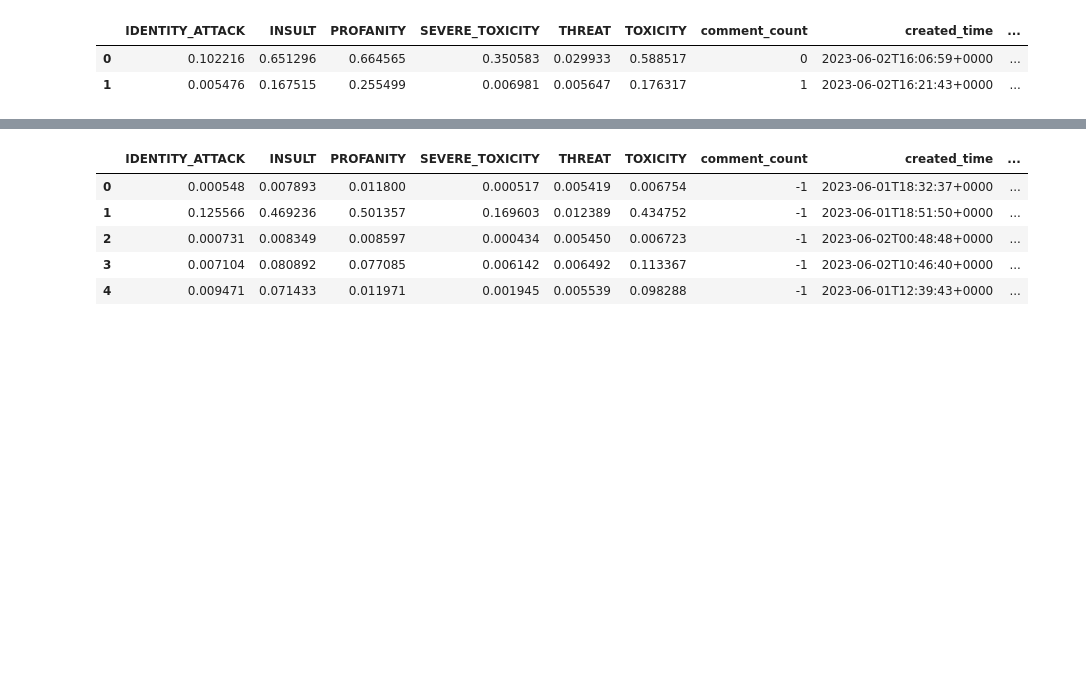
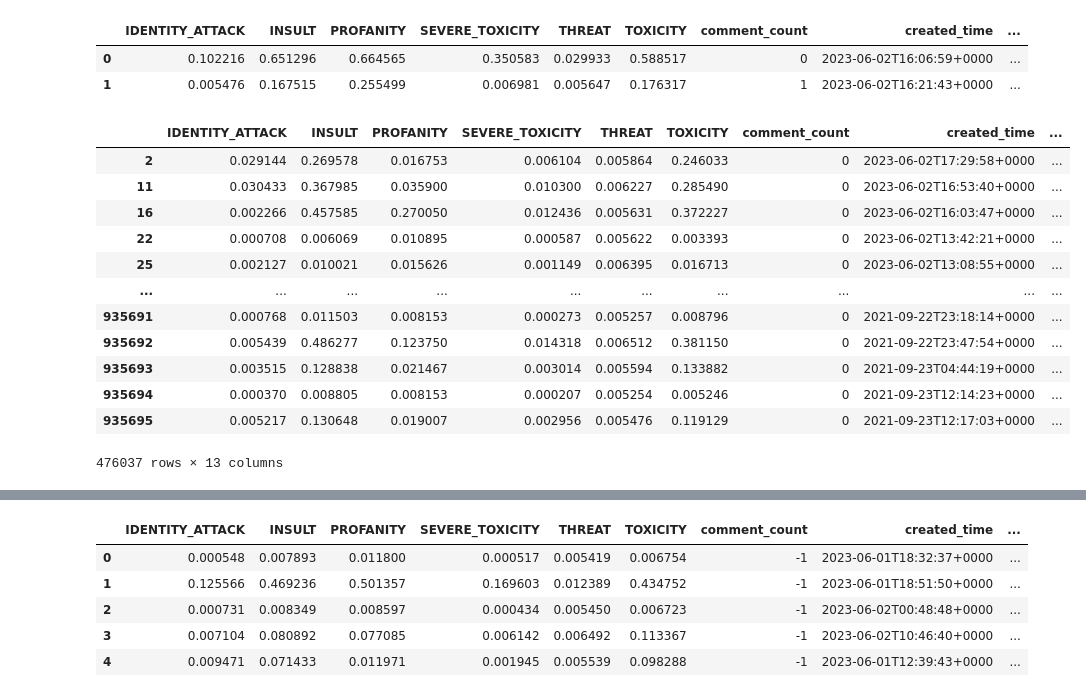
Before and after one commit to caseguin/GLO-7027, a Jupyter notebook: charles_workspace/charles_cleaning.ipynb, the cells around one changed output, grey strips where cells are left out. Cells and saved outputs as stored; diff of their text form; code cells hidden in the pictures; blank space fills up the shorter version.

```diff
--- a/charles_workspace/charles_cleaning.ipynb
+++ b/charles_workspace/charles_cleaning.ipynb
@@ -25,6 +25,22 @@ comments.head(2)
 |  | IDENTITY_ATTACK | INSULT | PROFANITY | SEVERE_TOXICITY | THREAT | TOXICITY | comment_count | created_time | ... |
 | 0 | 0.102216 | 0.651296 | 0.664565 | 0.350583 | 0.029933 | 0.588517 | 0 | 2023-06-02T16:06:59+0000 | ... |
 | 1 | 0.005476 | 0.167515 | 0.255499 | 0.006981 | 0.005647 | 0.176317 | 1 | 2023-06-02T16:21:43+0000 | ... |
+# %%
+comments.loc[comments["parent"].notna()]
+# %% [output]
+|  | IDENTITY_ATTACK | INSULT | PROFANITY | SEVERE_TOXICITY | THREAT | TOXICITY | comment_count | created_time | ... |
+| 2 | 0.029144 | 0.269578 | 0.016753 | 0.006104 | 0.005864 | 0.246033 | 0 | 2023-06-02T17:29:58+0000 | ... |
+| 11 | 0.030433 | 0.367985 | 0.035900 | 0.010300 | 0.006227 | 0.285490 | 0 | 2023-06-02T16:53:40+0000 | ... |
+| 16 | 0.002266 | 0.457585 | 0.270050 | 0.012436 | 0.005631 | 0.372227 | 0 | 2023-06-02T16:03:47+0000 | ... |
+| 22 | 0.000708 | 0.006069 | 0.010895 | 0.000587 | 0.005622 | 0.003393 | 0 | 2023-06-02T13:42:21+0000 | ... |
+| 25 | 0.002127 | 0.010021 | 0.015626 | 0.001149 | 0.006395 | 0.016713 | 0 | 2023-06-02T13:08:55+0000 | ... |
+| ... | ... | ... | ... | ... | ... | ... | ... | ... | ... |
+| 935691 | 0.000768 | 0.011503 | 0.008153 | 0.000273 | 0.005257 | 0.008796 | 0 | 2021-09-22T23:18:14+0000 | ... |
+| 935692 | 0.005439 | 0.486277 | 0.123750 | 0.014318 | 0.006512 | 0.381150 | 0 | 2021-09-22T23:47:54+0000 | ... |
+| 935693 | 0.003515 | 0.128838 | 0.021467 | 0.003014 | 0.005594 | 0.133882 | 0 | 2021-09-23T04:44:19+0000 | ... |
+| 935694 | 0.000370 | 0.008805 | 0.008153 | 0.000207 | 0.005254 | 0.005246 | 0 | 2021-09-23T12:14:23+0000 | ... |
+| 935695 | 0.005217 | 0.130648 | 0.019007 | 0.002956 | 0.005476 | 0.119129 | 0 | 2021-09-23T12:17:03+0000 | ... |
+476037 rows × 13 columns
 # %%
 posts.head(5)
 # %% [output]
```
Also changed, not shown: parts of 17 cells of this notebook, 1 other file.
